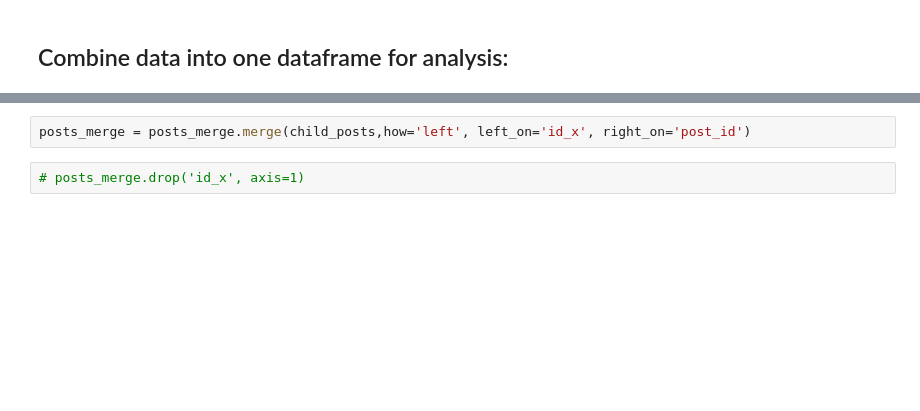
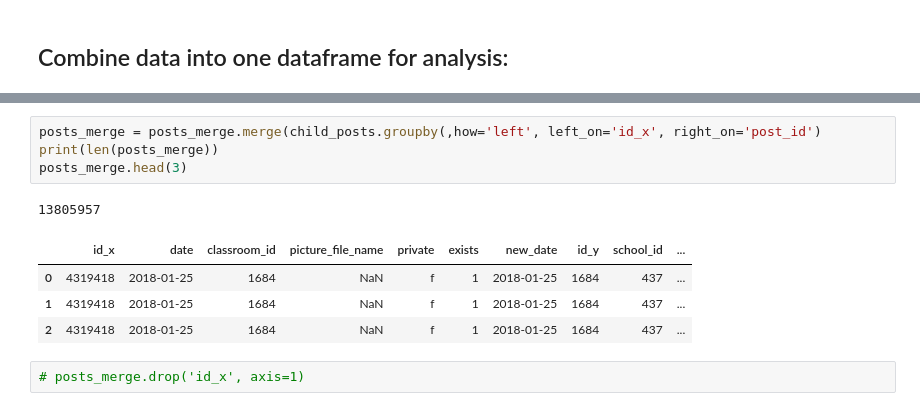
Before and after one commit to pgeurin/seniorskipday, a Jupyter notebook: src/eda.ipynb, the cells around one changed output, grey strips where cells are left out. Cells and saved outputs as stored; diff of their text form; blank space fills up the shorter version.

```diff
--- a/src/eda.ipynb
+++ b/src/eda.ipynb
@@ -337,5 +253,13 @@ posts_merge = posts.merge(classrooms,how='left', left_on='classroom_id', right_o
 # %%
-posts_merge = posts_merge.merge(child_posts,how='left', left_on='id_x', right_on='post_id')
+posts_merge = posts_merge.merge(child_posts.groupby(,how='left', left_on='id_x', right_on='post_id')
+print(len(posts_merge))
+posts_merge.head(3)
+# %% [output]
+13805957
+|  | id_x | date | classroom_id | picture_file_name | private | exists | new_date | id_y | school_id | ... |
+| 0 | 4319418 | 2018-01-25 | 1684 | NaN | f | 1 | 2018-01-25 | 1684 | 437 | ... |
+| 1 | 4319418 | 2018-01-25 | 1684 | NaN | f | 1 | 2018-01-25 | 1684 | 437 | ... |
+| 2 | 4319418 | 2018-01-25 | 1684 | NaN | f | 1 | 2018-01-25 | 1684 | 437 | ... |
 # %%
 # posts_merge.drop('id_x', axis=1)
 # %%
```
Also changed, not shown: parts of 62 cells of this notebook.
